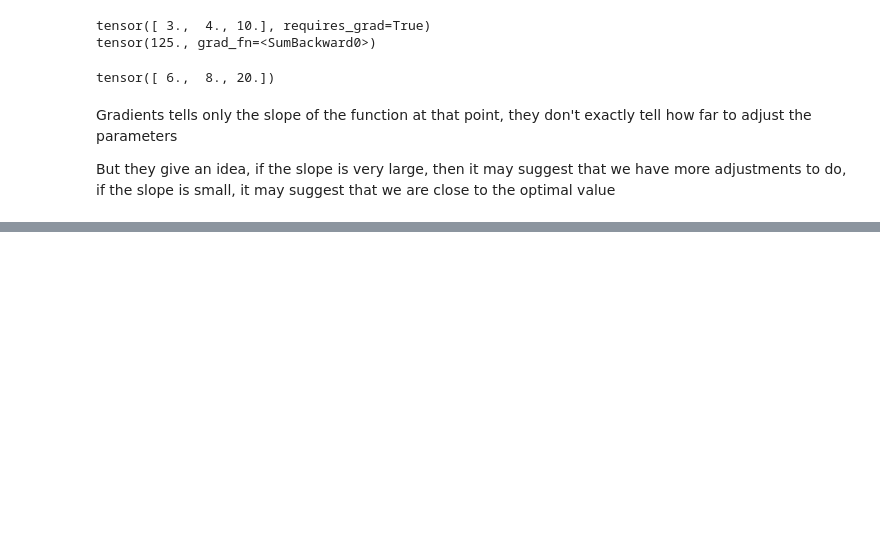
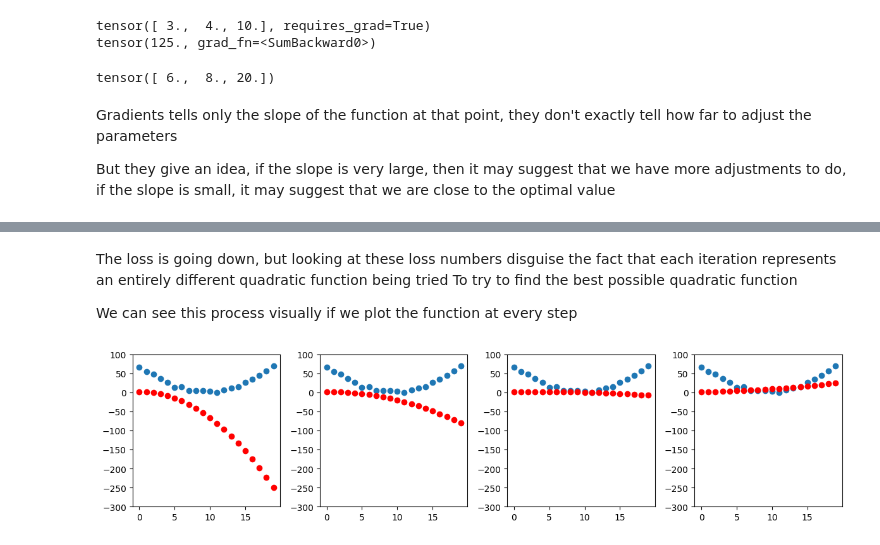
Before and after one commit to JeremyLoh/ml, a Jupyter notebook: fastai/book/chapter4/chapter4.ipynb, the cells around one changed output, grey strips where cells are left out. Cells and saved outputs as stored; diff of their text form; code cells hidden in the pictures; blank space fills up the shorter version.

```diff
--- a/fastai/book/chapter4/chapter4.ipynb
+++ b/fastai/book/chapter4/chapter4.ipynb
@@ -696,0 +904,13 @@ if the slope is small, it may suggest that we are close to the optimal value
+# %%
+# We repeat this a few times
+# time is the independent variable, speed is the dependent variable (y)
+def apply_step(params, prn=True):
+    # get preds, get the loss, perform gradient descent
+    preds = f(time, params)
+    loss = mse(preds, speed)
+    loss.backward()
+    params.data -= learning_rate * params.grad.data
+    params.grad = None
+    if prn:
+        print(loss.item())
+    return preds
@@ -696,0 +941,14 @@ if the slope is small, it may suggest that we are close to the optimal value
+# %% [markdown]
+The loss is going down, but looking at these loss numbers disguise the fact that each iteration represents an entirely different quadratic function being tried
+To try to find the best possible quadratic function
+
+We can see this process visually if we plot the function at every step
+# %%
+params = orig_params.detach().requires_grad_()
+
+_,axs = plt.subplots(1,4,figsize=(12,3))
+for ax in axs:
+    show_preds(apply_step(params, False), ax)
+plt.tight_layout()
+# %% [output]
+[figure, added]
```
Also changed, not shown: parts of 23 cells of this notebook.
